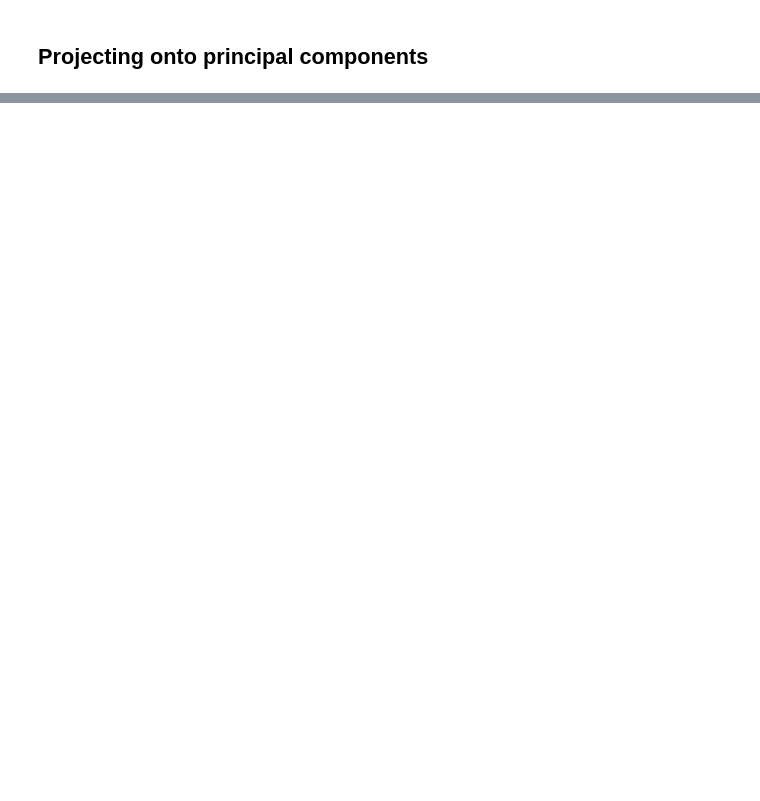
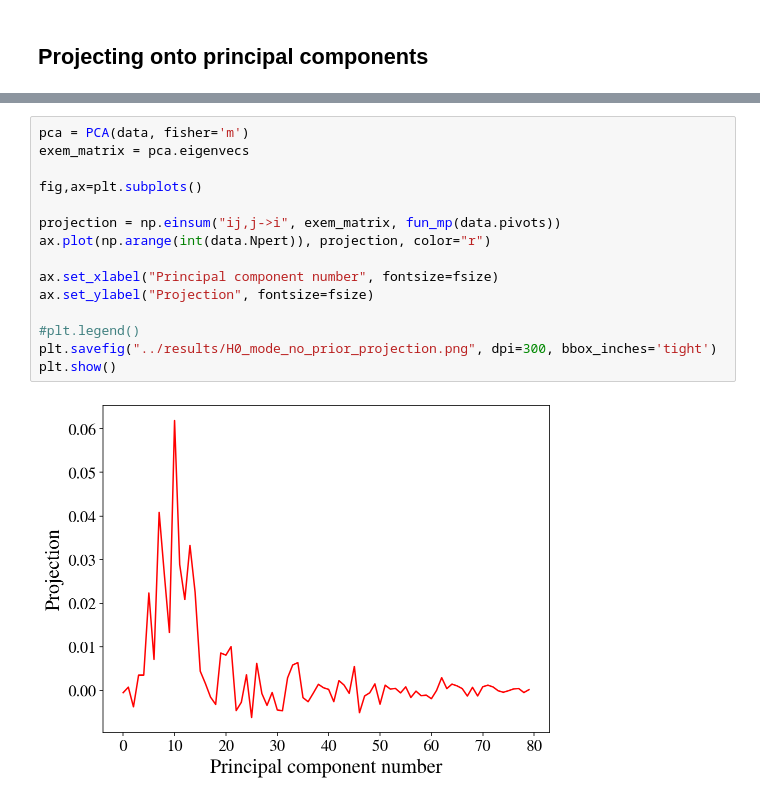
Before and after one commit to gplynch619/recombination, a Jupyter notebook: notebooks/H0Mode.ipynb, the cells around one changed output, grey strips where cells are left out. Saved outputs shown, nothing was run; the diff lists cells and outputs as text; blank space fills up the shorter version.

```diff
--- a/notebooks/H0Mode.ipynb
+++ b/notebooks/H0Mode.ipynb
@@ -683,0 +384,17 @@ plt.show()
+# %%
+pca = PCA(data, fisher='m')
+exem_matrix = pca.eigenvecs
+
+fig,ax=plt.subplots()
+
+projection = np.einsum("ij,j->i", exem_matrix, fun_mp(data.pivots))
+ax.plot(np.arange(int(data.Npert)), projection, color="r")
+
+ax.set_xlabel("Principal component number", fontsize=fsize)
+ax.set_ylabel("Projection", fontsize=fsize)
+
+#plt.legend()
+plt.savefig("../results/H0_mode_no_prior_projection.png", dpi=300, bbox_inches='tight')
+plt.show()
+# %% [output]
+[figure, added]
```
Also changed, not shown: parts of 19 cells of this notebook, 12 other files.
